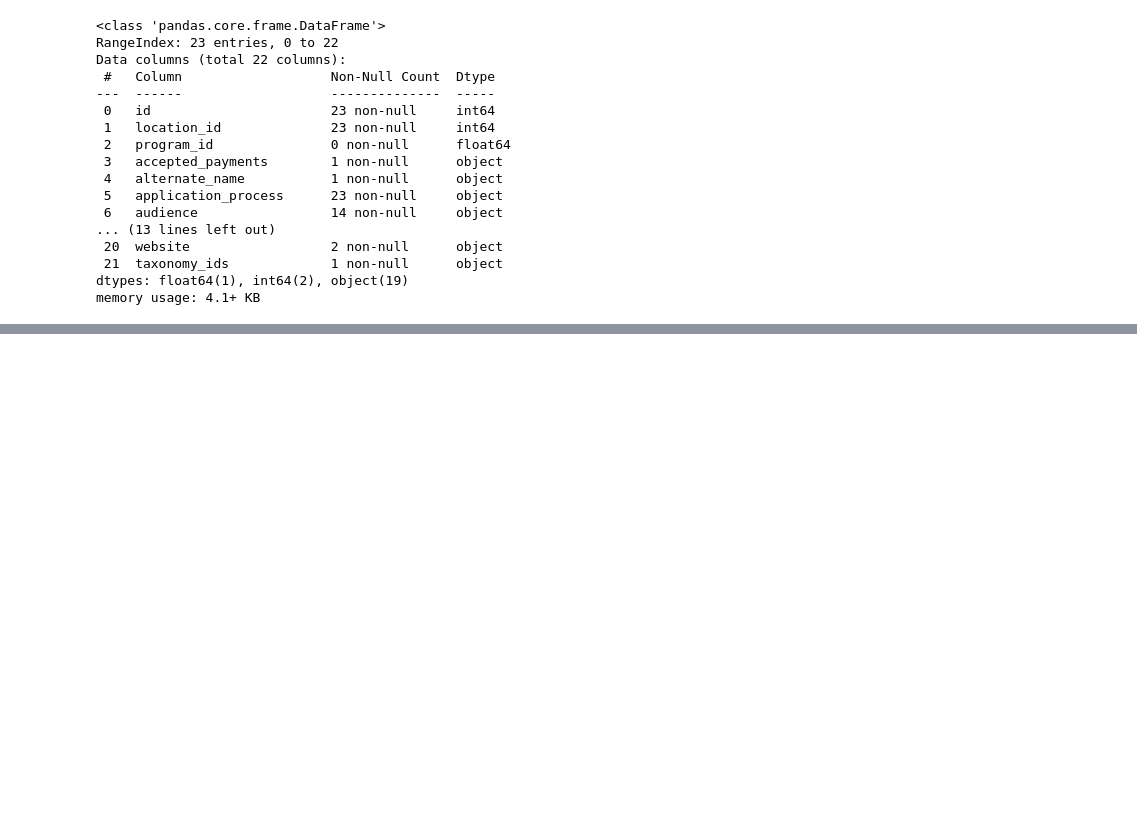
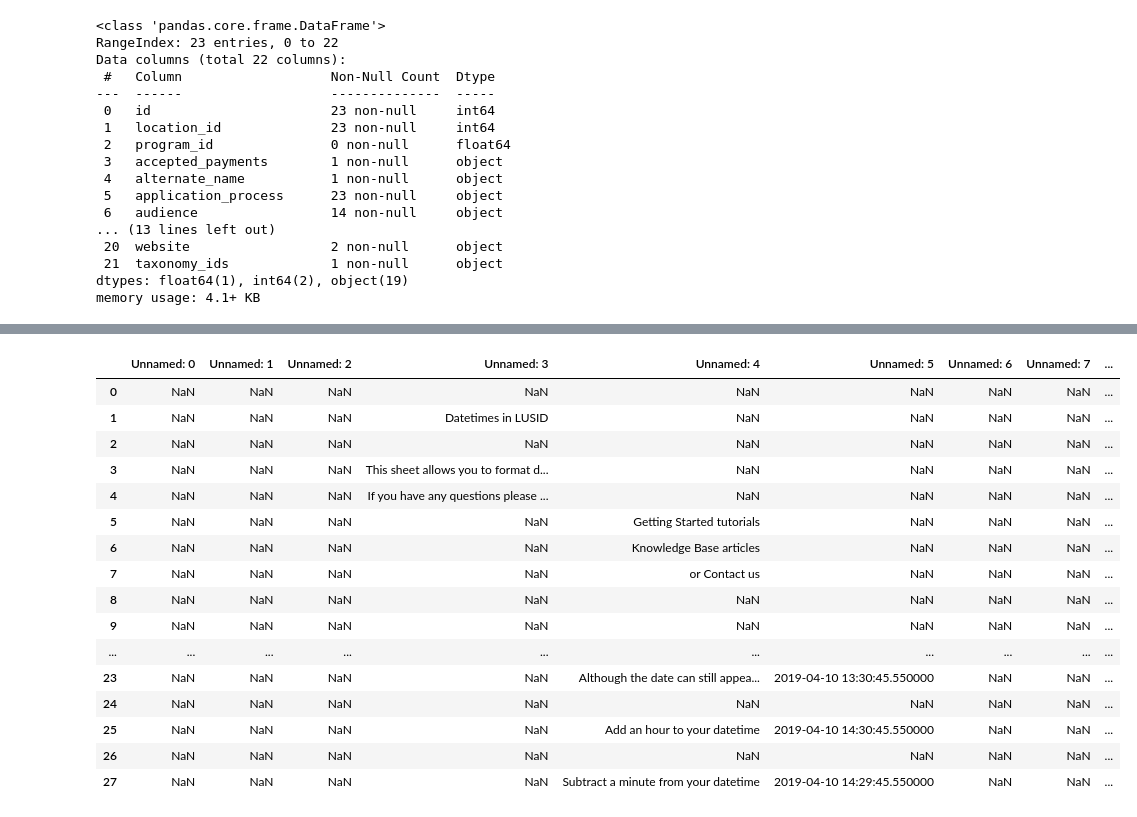
Before and after one commit to asef69/Data-Science-with-Gen-AI, a Jupyter notebook: Data Toolkit/Pandas basics.ipynb, the cells around one changed output, grey strips where cells are left out. Drawn from its saved outputs; the diff is of its cells as text; code cells hidden in the pictures; blank space fills up the shorter version.

Commit message:
Pandas advance starts here

```diff
--- a/Data Toolkit/Pandas basics.ipynb
+++ b/Data Toolkit/Pandas basics.ipynb
@@ -292,0 +388,2 @@ memory usage: 4.1+ KB
+# %%
+df1=pd.read_excel("LUSID Excel - Setting up your market data.xlsx")
@@ -292,0 +420,20 @@ memory usage: 4.1+ KB
+# %%
+df1
+# %% [output]
+|  | Unnamed: 0 | Unnamed: 1 | Unnamed: 2 | Unnamed: 3 | Unnamed: 4 | Unnamed: 5 | Unnamed: 6 | Unnamed: 7 | ... |
+| 0 | NaN | NaN | NaN | NaN | NaN | NaN | NaN | NaN | ... |
+| 1 | NaN | NaN | NaN | Datetimes in LUSID | NaN | NaN | NaN | NaN | ... |
+| 2 | NaN | NaN | NaN | NaN | NaN | NaN | NaN | NaN | ... |
+| 3 | NaN | NaN | NaN | This sheet allows you to format d... | NaN | NaN | NaN | NaN | ... |
+| 4 | NaN | NaN | NaN | If you have any questions please ... | NaN | NaN | NaN | NaN | ... |
+| 5 | NaN | NaN | NaN | NaN | Getting Started tutorials | NaN | NaN | NaN | ... |
+| 6 | NaN | NaN | NaN | NaN | Knowledge Base articles | NaN | NaN | NaN | ... |
+| 7 | NaN | NaN | NaN | NaN | or Contact us | NaN | NaN | NaN | ... |
+| 8 | NaN | NaN | NaN | NaN | NaN | NaN | NaN | NaN | ... |
+| 9 | NaN | NaN | NaN | NaN | NaN | NaN | NaN | NaN | ... |
+| ... | ... | ... | ... | ... | ... | ... | ... | ... | ... |
+| 23 | NaN | NaN | NaN | NaN | Although the date can still appea... | 2019-04-10 13:30:45.550000 | NaN | NaN | ... |
+| 24 | NaN | NaN | NaN | NaN | NaN | NaN | NaN | NaN | ... |
+| 25 | NaN | NaN | NaN | NaN | Add an hour to your datetime | 2019-04-10 14:30:45.550000 | NaN | NaN | ... |
+| 26 | NaN | NaN | NaN | NaN | NaN | NaN | NaN | NaN | ... |
+| 27 | NaN | NaN | NaN | NaN | Subtract a minute from your datetime | 2019-04-10 14:29:45.550000 | NaN | NaN | ... |
```
Also changed, not shown: parts of 31 cells of this notebook, 2 other files.
